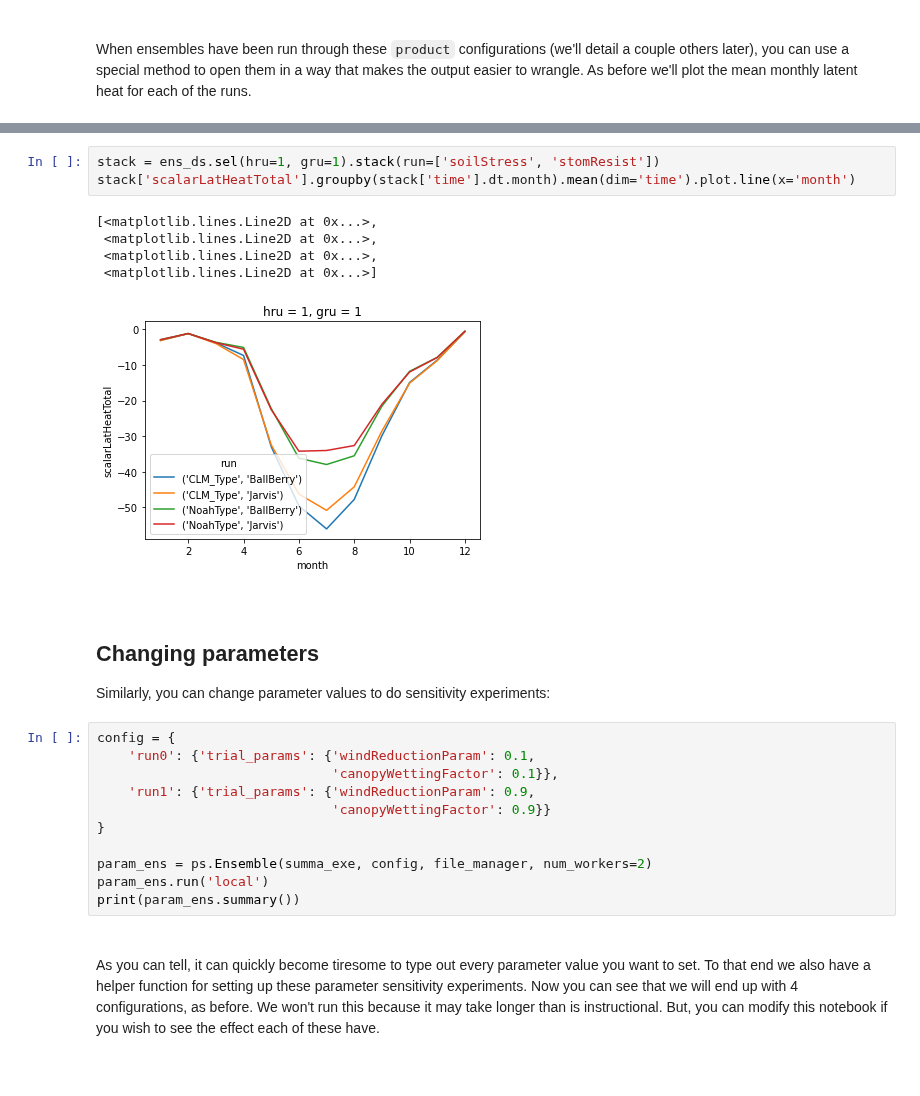
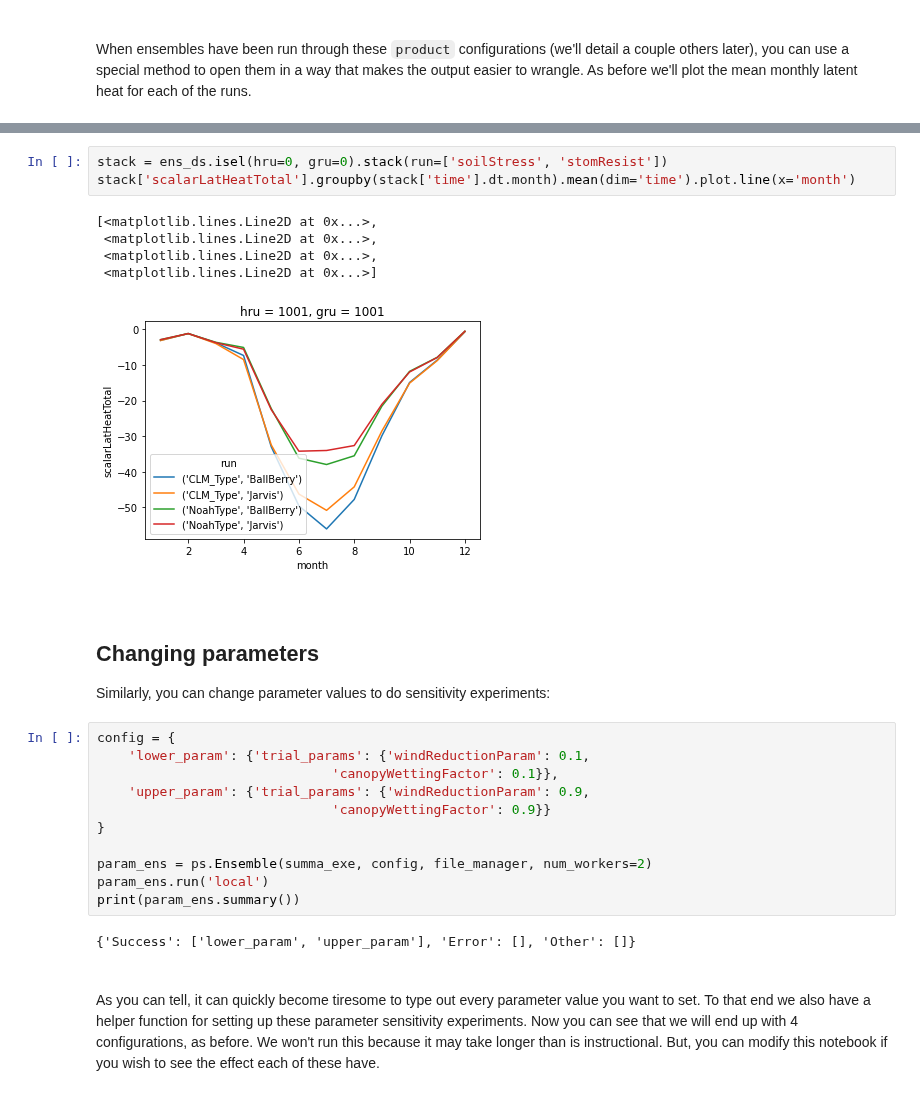
Before and after one commit to UW-Hydro/pysumma, a Jupyter notebook: tutorial/2_building_ensembles.ipynb, the cells around one changed output, grey strips where cells are left out. Drawn from its saved outputs; the diff is of its cells as text.

```diff
--- a/tutorial/2_building_ensembles.ipynb
+++ b/tutorial/2_building_ensembles.ipynb
@@ -128,12 +112,12 @@ Data variables:
 # %%
-stack = ens_ds.sel(hru=1, gru=1).stack(run=['soilStress', 'stomResist'])
+stack = ens_ds.isel(hru=0, gru=0).stack(run=['soilStress', 'stomResist'])
 stack['scalarLatHeatTotal'].groupby(stack['time'].dt.month).mean(dim='time').plot.line(x='month')
 # %% [output]
 [<matplotlib.lines.Line2D at 0x...>,
  <matplotlib.lines.Line2D at 0x...>,
  <matplotlib.lines.Line2D at 0x...>,
  <matplotlib.lines.Line2D at 0x...>]
-[figure, old version]
+[figure, new version]
 # %% [markdown]
 <br>
 
@@ -142,15 +126,17 @@ stack['scalarLatHeatTotal'].groupby(stack['time'].dt.month).mean(dim='time').plo
 Similarly, you can change parameter values to do sensitivity experiments:
 # %%
 config = {
-    'run0': {'trial_params': {'windReductionParam': 0.1,
+    'lower_param': {'trial_params': {'windReductionParam': 0.1,
                               'canopyWettingFactor': 0.1}},
-    'run1': {'trial_params': {'windReductionParam': 0.9,
+    'upper_param': {'trial_params': {'windReductionParam': 0.9,
                               'canopyWettingFactor': 0.9}}
 }
 
 param_ens = ps.Ensemble(summa_exe, config, file_manager, num_workers=2)
 param_ens.run('local')
 print(param_ens.summary())
+# %% [output]
+{'Success': ['lower_param', 'upper_param'], 'Error': [], 'Other': []}
 # %% [markdown]
 <br>
 
```
Also changed, not shown: parts of 11 cells of this notebook, 3 other files.
